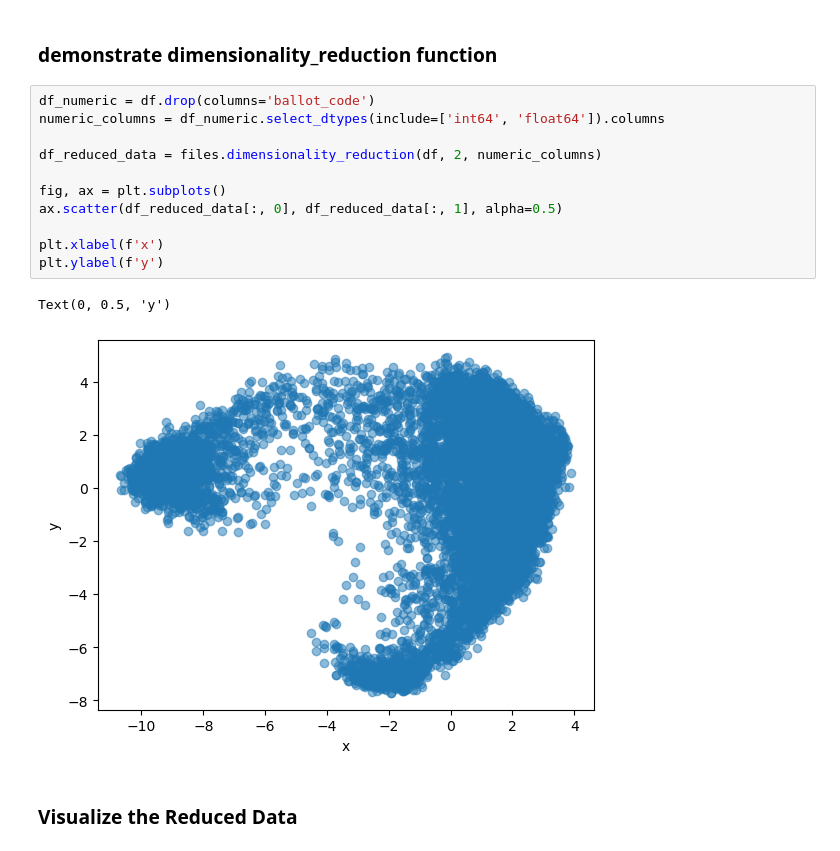
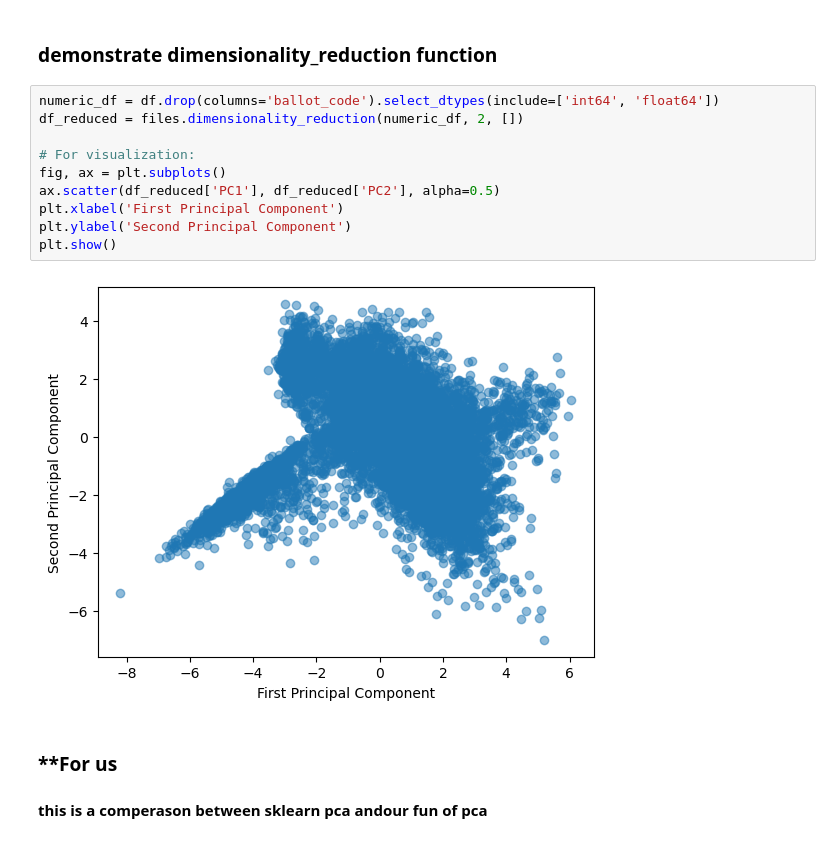
Before and after one commit to Adiaharoni55/intro_ml, a Jupyter notebook: demonstration.ipynb, the cells around one changed output. Cells and saved outputs as stored; diff of their text form.

```diff
--- a/demonstration.ipynb
+++ b/demonstration.ipynb
@@ -69,18 +69,17 @@ files.remove_sparse_columns(df, 100)
 # %% [markdown]
 ### demonstrate dimensionality_reduction function
 # %%
-df_numeric = df.drop(columns='ballot_code')
-numeric_columns = df_numeric.select_dtypes(include=['int64', 'float64']).columns
+numeric_df = df.drop(columns='ballot_code').select_dtypes(include=['int64', 'float64'])
+df_reduced = files.dimensionality_reduction(numeric_df, 2, [])
 
-df_reduced_data = files.dimensionality_reduction(df, 2, numeric_columns)
-
+# For visualization:
 fig, ax = plt.subplots()
-ax.scatter(df_reduced_data[:, 0], df_reduced_data[:, 1], alpha=0.5)
-
-plt.xlabel(f'x')
-plt.ylabel(f'y')
+ax.scatter(df_reduced['PC1'], df_reduced['PC2'], alpha=0.5)
+plt.xlabel('First Principal Component')
+plt.ylabel('Second Principal Component')
+plt.show()
 # %% [output]
-Text(0, 0.5, 'y')
-[figure, old version]
+[figure, new version]
 # %% [markdown]
-### Visualize the Reduced Data
+### **For us
+#### this is a comperason between sklearn pca andour fun of pca
```
Also changed, not shown: parts of 1 cell of this notebook, 1 other file.
